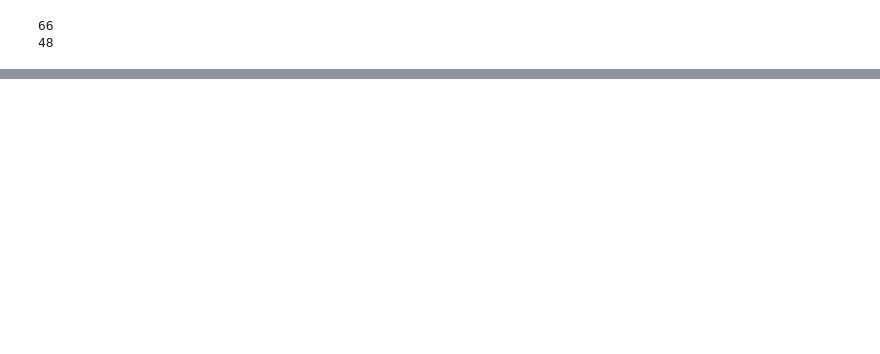
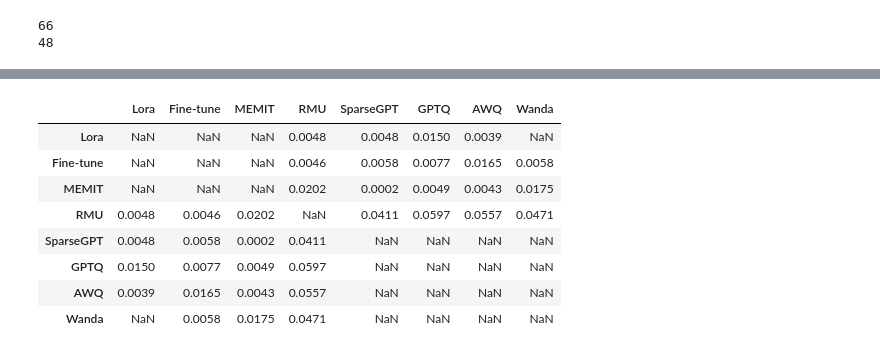
Before and after one commit to hartvigsen-group/composable-interventions, a Jupyter notebook: notebooks/tables.ipynb, the cells around one changed output, grey strips where cells are left out. Drawn from its saved outputs; the diff is of its cells as text; code cells hidden in the pictures; blank space fills up the shorter version.

```diff
--- a/notebooks/tables.ipynb
+++ b/notebooks/tables.ipynb
@@ -354,0 +480,14 @@ rmu-awq4bit & 0.018 & 0.010 & 0.036 & 4.250 & -0.001k & 5.950 & 0.581 & 0.396 &
+# %%
+# make columns floats
+mmul_heatmap_data = mmlu_heatmap_data.apply(pd.to_numeric)
+mmul_heatmap_data
+# %% [output]
+|  | Lora | Fine-tune | MEMIT | RMU | SparseGPT | GPTQ | AWQ | Wanda |
+| Lora | NaN | NaN | NaN | 0.0048 | 0.0048 | 0.0150 | 0.0039 | NaN |
+| Fine-tune | NaN | NaN | NaN | 0.0046 | 0.0058 | 0.0077 | 0.0165 | 0.0058 |
+| MEMIT | NaN | NaN | NaN | 0.0202 | 0.0002 | 0.0049 | 0.0043 | 0.0175 |
+| RMU | 0.0048 | 0.0046 | 0.0202 | NaN | 0.0411 | 0.0597 | 0.0557 | 0.0471 |
+| SparseGPT | 0.0048 | 0.0058 | 0.0002 | 0.0411 | NaN | NaN | NaN | NaN |
+| GPTQ | 0.0150 | 0.0077 | 0.0049 | 0.0597 | NaN | NaN | NaN | NaN |
+| AWQ | 0.0039 | 0.0165 | 0.0043 | 0.0557 | NaN | NaN | NaN | NaN |
+| Wanda | NaN | 0.0058 | 0.0175 | 0.0471 | NaN | NaN | NaN | NaN |
```
Also changed, not shown: parts of 12 cells of this notebook, 1 other file.
